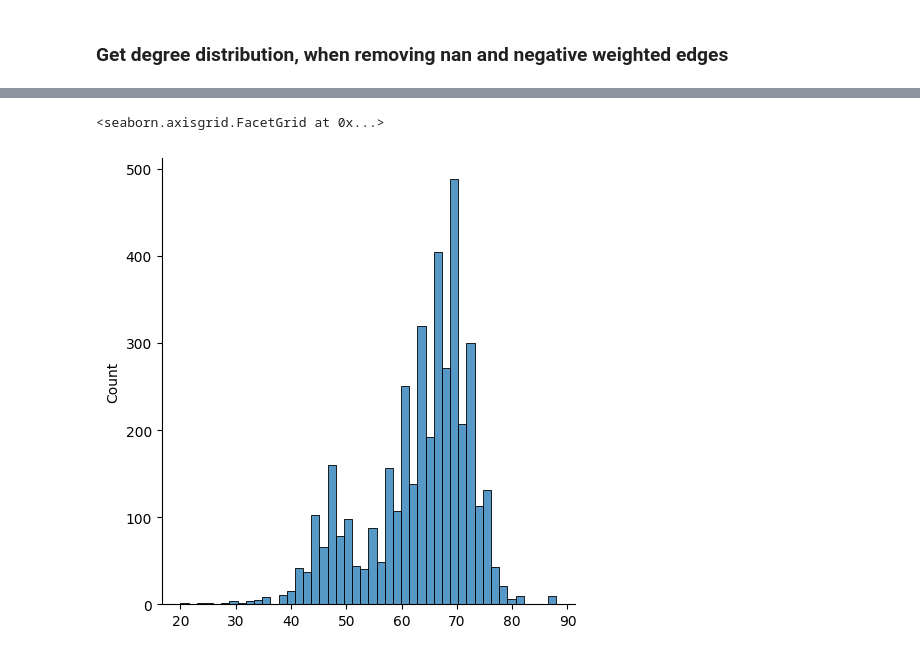
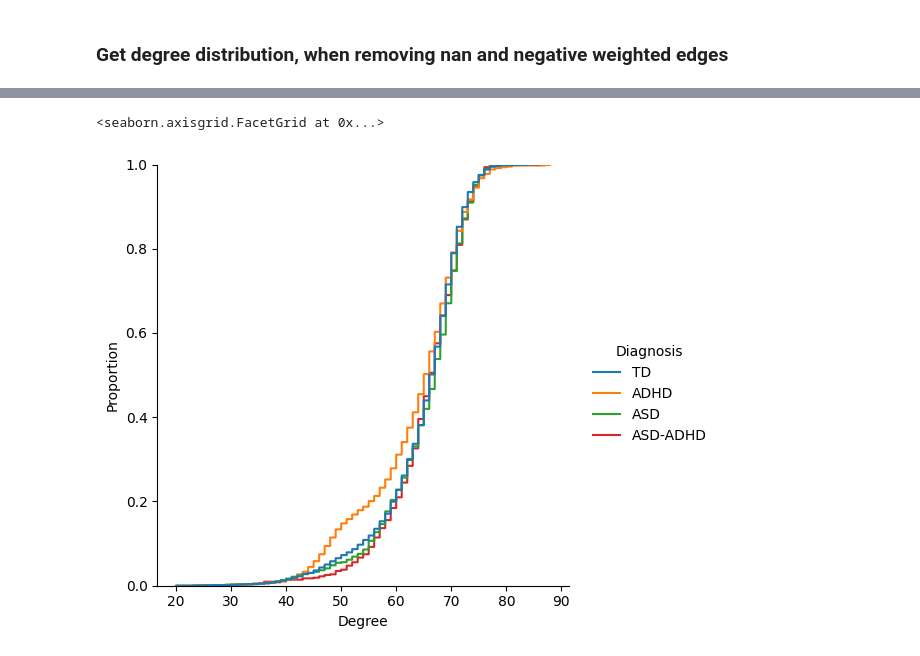
Before and after one commit to malt1114/Thesis_Neurodiversity, a Jupyter notebook: notebooks/eda/Network EDA.ipynb, the cells around one changed output, grey strips where cells are left out. Saved outputs shown, nothing was run; the diff lists cells and outputs as text; code cells hidden in the pictures.

```diff
--- a/notebooks/eda/Network EDA.ipynb
+++ b/notebooks/eda/Network EDA.ipynb
@@ -199,8 +223,16 @@ for key, value in less_e_network_dict.items():
         dia_degrees[value['diagnosis']] = []
     network = value['network'].copy()
     dia_degrees[value['diagnosis']] = dia_degrees[value['diagnosis']] + sorted((d for n, d in network.degree()), reverse=True)
+# %%
+dataframes = []
+for key, value in dia_degrees.items():
+    temp = pd.DataFrame(value, columns= ['Degree'])
+    temp['Diagnosis'] = key
+    dataframes.append(temp)
+
+degree_data = pd.concat(dataframes)
 # %%
-sns.displot(dia_degrees['ADHD'])
+sns.displot(degree_data, x = 'Degree', hue='Diagnosis', kind="ecdf")
 # %% [output]
 <seaborn.axisgrid.FacetGrid at 0x...>
-[figure, old version]
+[figure, new version]
```
Also changed, not shown: parts of 22 cells of this notebook, 17 other files.
